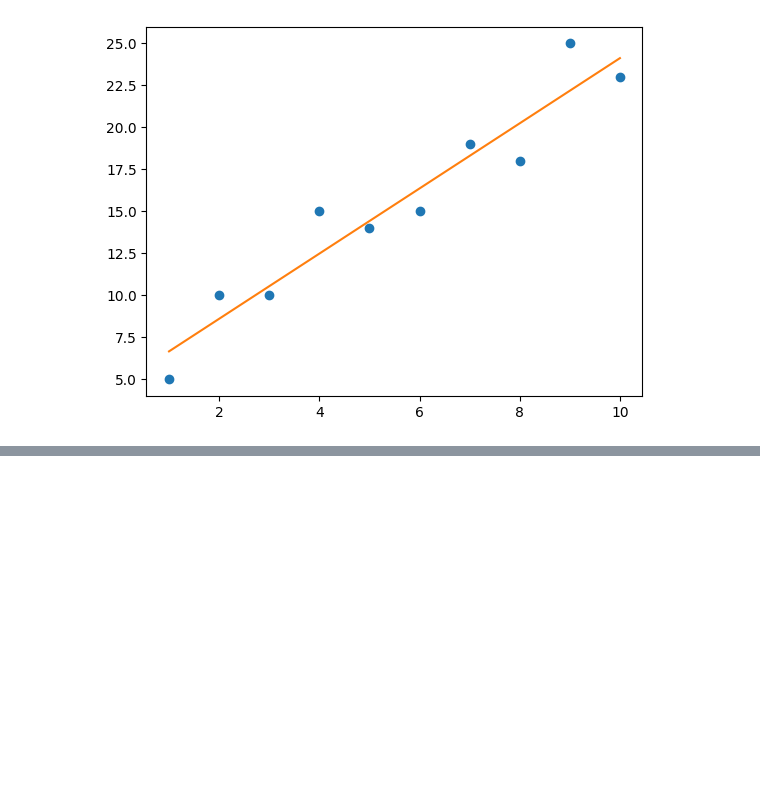
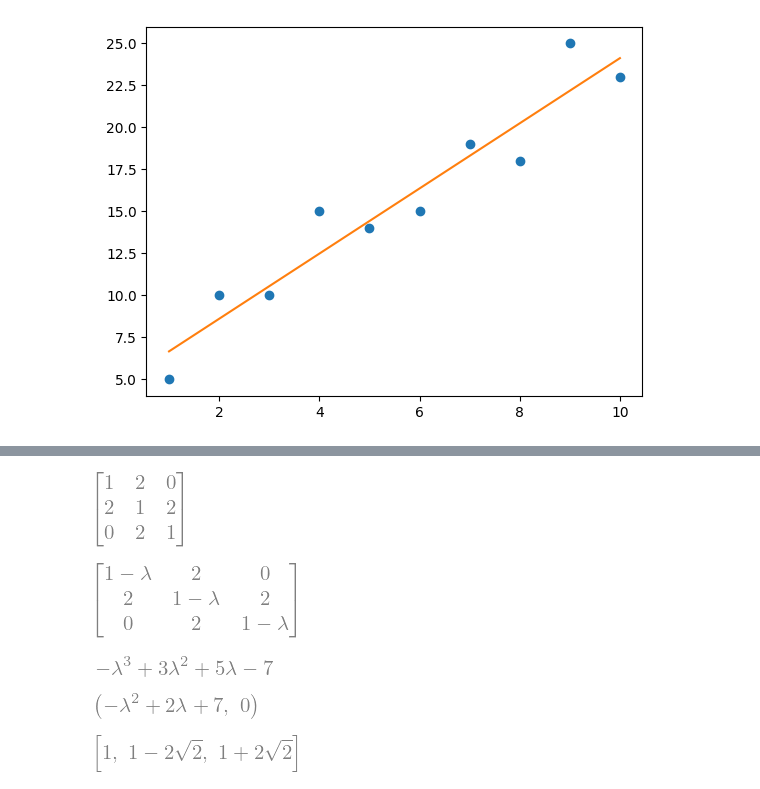
Before and after one commit to luzianscherrer/emfds, a Jupyter notebook: chapter_05.ipynb, the cells around one changed output, grey strips where cells are left out. Cells and saved outputs as stored; diff of their text form; code cells hidden in the pictures; blank space fills up the shorter version.

```diff
--- a/chapter_05.ipynb
+++ b/chapter_05.ipynb
@@ -75,0 +76,33 @@ print(x, f(x)) # prints 2.999999999999889 4.0
+# %%
+from sympy import *
+
+init_printing()
+lamda = symbols('lamda')
+
+a = Matrix([
+    [1, 2, 0],
+    [2, 1, 2],
+    [0, 2, 1],
+])
+a
+# %% [output]
+[figure, added]
+# %%
+char_m = a - lamda*eye(3)
+char_m
+# %% [output]
+[figure, added]
+# %%
+char_poly = char_m.det()
+char_poly
+# %% [output]
+[figure, added]
+# %%
+div(char_poly, (lamda-1), domain='QQ')
+# %% [output]
+[figure, added]
+# %%
+eigenvalues = solve(char_poly, lamda)
+eigenvalues
+# %% [output]
+[figure, added]
```
Also changed, not shown: parts of 9 cells of this notebook.
